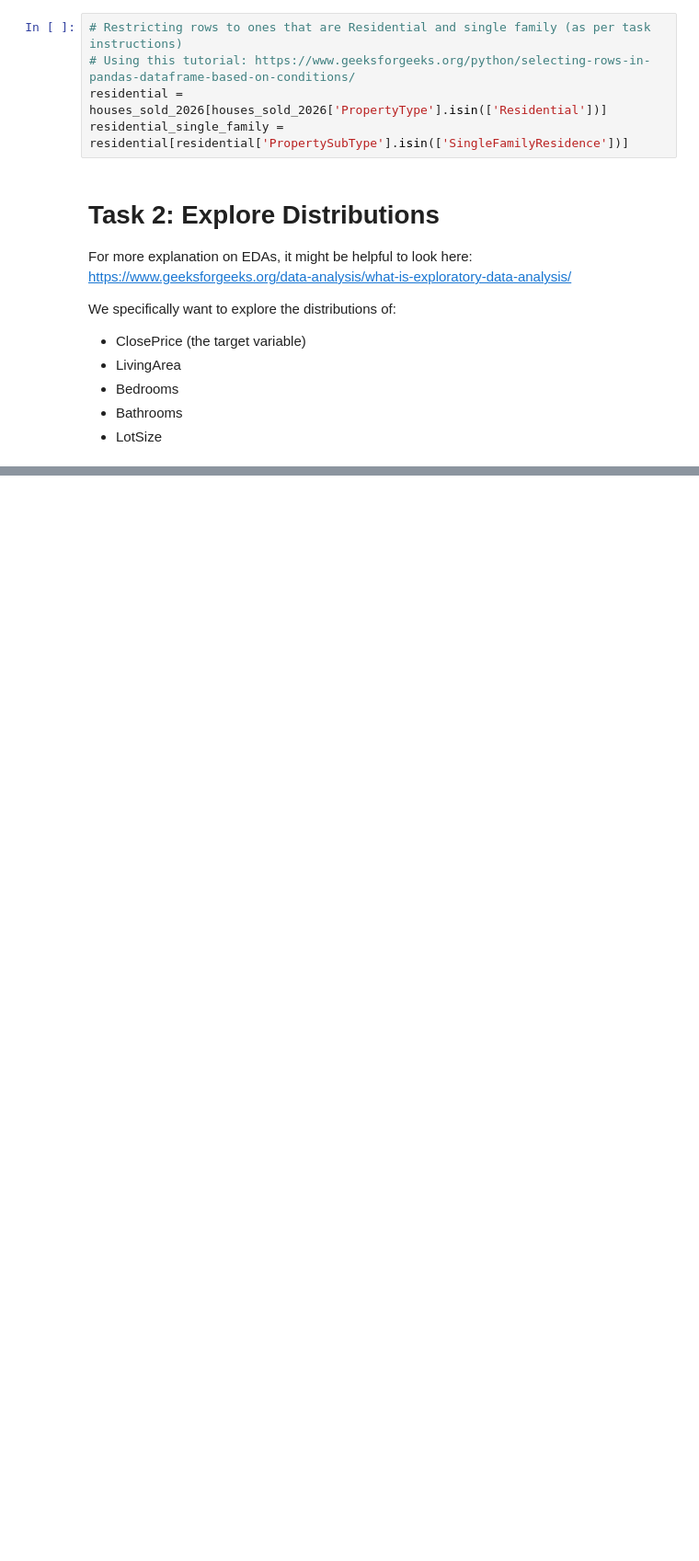
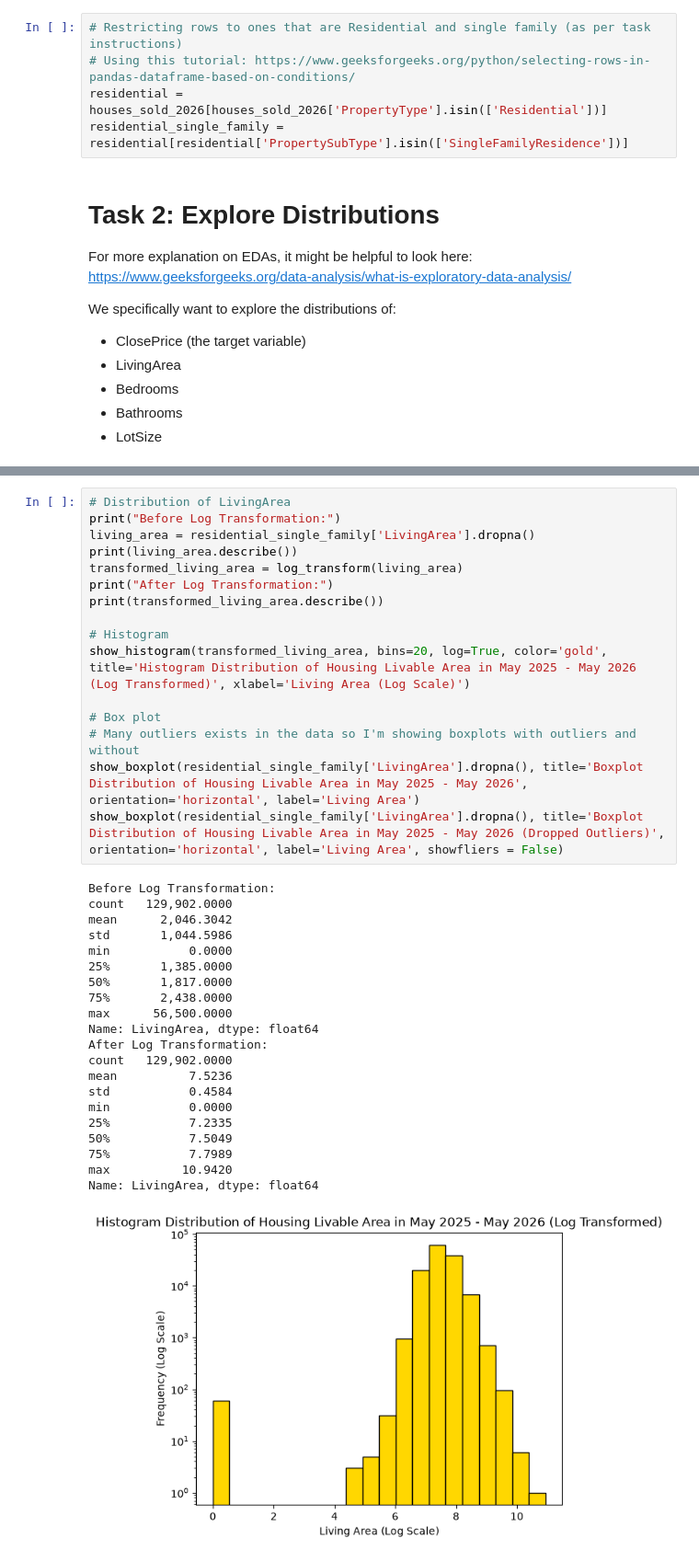
Before and after one commit to Artful-Donut/IDX-Exchange-Internship-Data-Science-61, a Jupyter notebook: IDX_Exchange/deliverables/01_exploration.ipynb, the cells around one changed output, grey strips where cells are left out. Shown at 92% size. Saved outputs shown, nothing was run; the diff lists cells and outputs as text; blank space fills up the shorter version.

```diff
--- a/IDX_Exchange/deliverables/01_exploration.ipynb
+++ b/IDX_Exchange/deliverables/01_exploration.ipynb
@@ -98,0 +131,38 @@ show_histogram(trimmed_price, bins=20, log=True, color='gold', title='Distributi
+# %%
+# Distribution of LivingArea
+print("Before Log Transformation:")
+living_area = residential_single_family['LivingArea'].dropna()
+print(living_area.describe())
+transformed_living_area = log_transform(living_area)
+print("After Log Transformation:")
+print(transformed_living_area.describe())
+
+# Histogram
+show_histogram(transformed_living_area, bins=20, log=True, color='gold', title='Histogram Distribution of Housing Livable Area in May 2025 - May 2026 (Log Transformed)', xlabel='Living Area (Log Scale)')
+
+# Box plot
+# Many outliers exists in the data so I'm showing boxplots with outliers and without
+show_boxplot(residential_single_family['LivingArea'].dropna(), title='Boxplot Distribution of Housing Livable Area in May 2025 - May 2026', orientation='horizontal', label='Living Area')
+show_boxplot(residential_single_family['LivingArea'].dropna(), title='Boxplot Distribution of Housing Livable Area in May 2025 - May 2026 (Dropped Outliers)', orientation='horizontal', label='Living Area', showfliers = False)
+# %% [output]
+Before Log Transformation:
+count   129,902.0000
+mean      2,046.3042
+std       1,044.5986
+min           0.0000
+25%       1,385.0000
+50%       1,817.0000
+75%       2,438.0000
+max      56,500.0000
+Name: LivingArea, dtype: float64
+After Log Transformation:
+count   129,902.0000
+mean          7.5236
+std           0.4584
+min           0.0000
+25%           7.2335
+50%           7.5049
+75%           7.7989
+max          10.9420
+Name: LivingArea, dtype: float64
+[figure, added]
```
Also changed, not shown: parts of 12 cells of this notebook, 2 other files.
